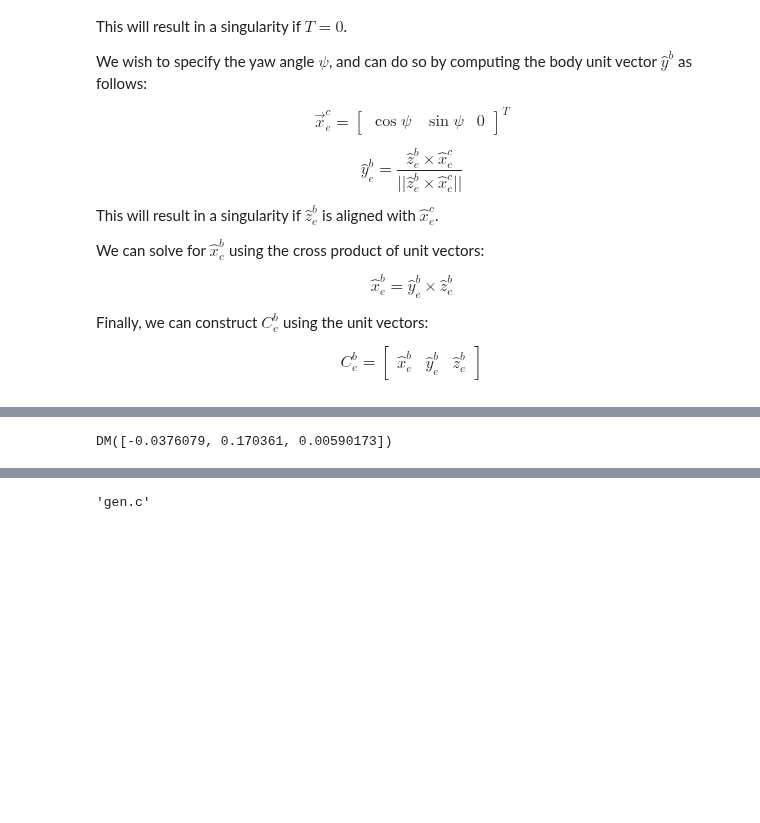
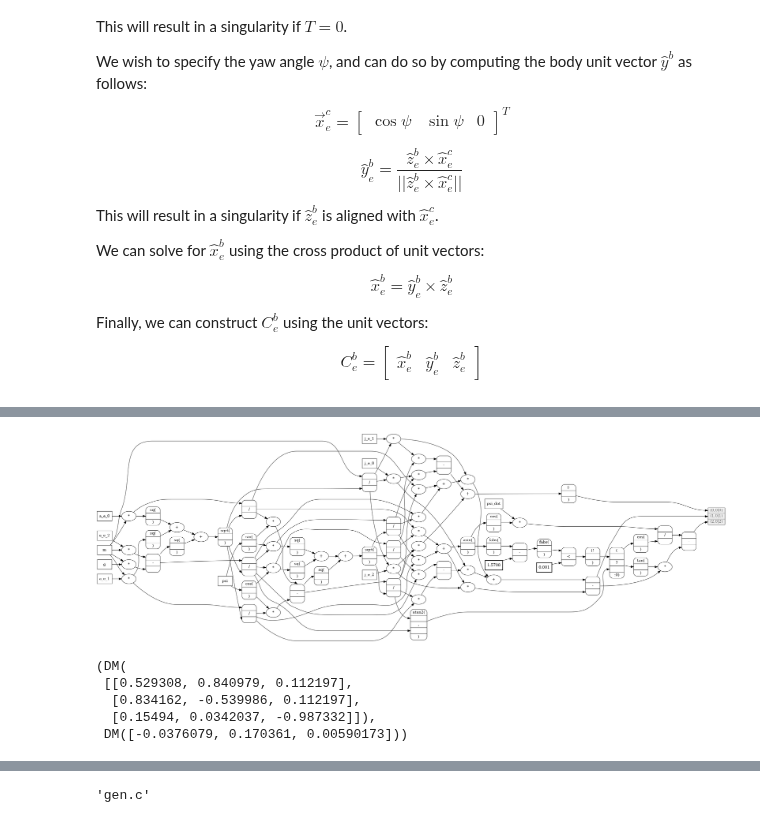
Before and after one commit to CogniPilot/cerebri, a Jupyter notebook: notebooks/MultirotorRefTraj.ipynb, the cells around one changed output, grey strips where cells are left out. Drawn from its saved outputs; the diff is of its cells as text; code cells hidden in the pictures; blank space fills up the shorter version.

```diff
--- a/notebooks/MultirotorRefTraj.ipynb
+++ b/notebooks/MultirotorRefTraj.ipynb
@@ -124,29 +161,37 @@ C_be = ca.hcat([xb_e, yb_e, zb_e])
 # %%
 # note h_omega z_b component can be ignored with dot product below
 t2_e = m/T*j_e
 p = -ca.dot(t2_e, yb_e)
 q = ca.dot(t2_e, xb_e)
 
 # solve for euler angles based on DCM
 theta = ca.asin(-C_be[2, 0])
 phi = ca.if_else(
     ca.fabs(ca.fabs(theta) - ca.pi/2) < 1e-3,
     0,
     ca.atan2(C_be[2, 1], C_be[2, 2])
 )
 
 # sole for r
 r = -q*ca.tan(phi) + ca.cos(theta)*psi_dot/ca.cos(phi)  # from R_solve below, singularity at phi=pi
 
 omega_eb_b = p*xh + q*yh + r*zh
 
-# create function
-f_omega_eb_b = ca.Function('f_omega_eb_b',
-    [psi, psi_dot, a_e, j_e, m, g], [omega_eb_b],
-    ['psi', 'psi_dot', 'a_e', 'j_e', 'm', 'g'],
-    ['omega_eb_b']
-    )
-res = f_omega_eb_b(1, 0, [1, 1, 1], [1, 1, 1], 1, 9.8)
-res
+dotdraw(omega_eb_b)
 # %% [output]
-DM([-0.0376079, 0.170361, 0.00590173])
+[figure, added]
+# %%
+# create function
+f_ref = ca.Function('f_ref',
+    [psi, psi_dot, a_e, j_e, m, g], [C_be, omega_eb_b],
+    ['psi', 'psi_dot', 'a_e', 'j_e', 'm', 'g'],
+    ['C_be', 'omega_eb_b']
+    )
+res = f_ref(1, 0, [1, 1, 1], [1, 1, 1], 1, 9.8)
+res
+# %% [output]
+(DM(
+ [[0.529308, 0.840979, 0.112197],
+  [0.834162, -0.539986, 0.112197],
+  [0.15494, 0.0342037, -0.987332]]),
+ DM([-0.0376079, 0.170361, 0.00590173]))
```
Also changed, not shown: parts of 11 cells of this notebook, 3 other files.
